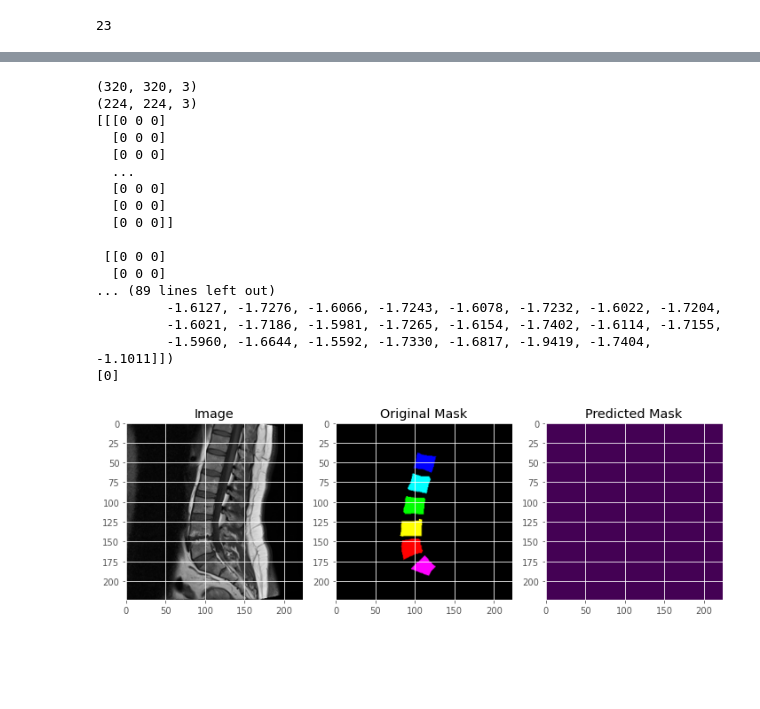
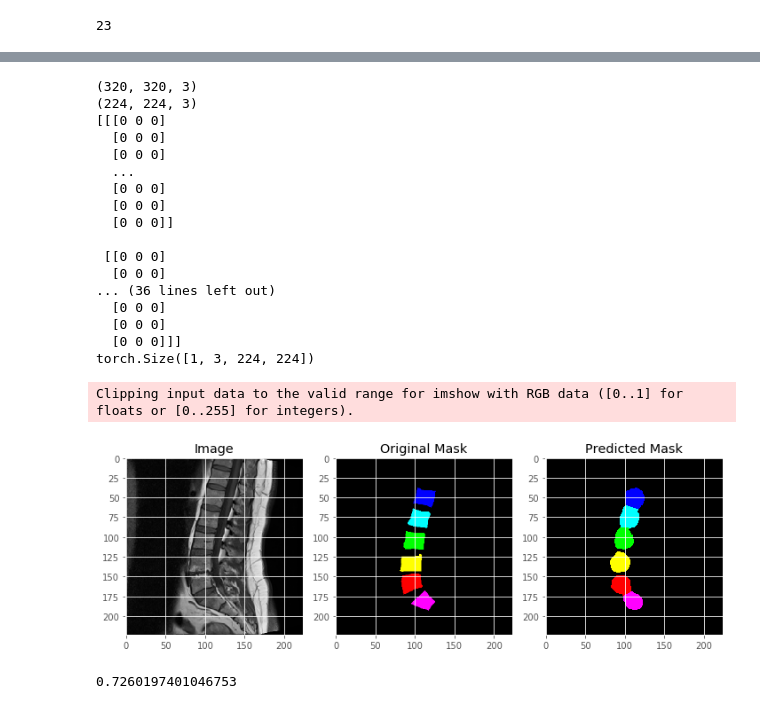
Before and after one commit to easoplee/spine_segmentation, a Jupyter notebook: lumbar_spine.ipynb, the cells around one changed output, grey strips where cells are left out. Saved outputs shown, nothing was run; the diff lists cells and outputs as text; code cells hidden in the pictures; blank space fills up the shorter version.

```diff
--- a/lumbar_spine.ipynb
+++ b/lumbar_spine.ipynb
@@ -300,7 +324,7 @@ class spineData(Dataset):
     tensor_image = cv2.resize(tensor_image, (config.INPUT_IMAGE_WIDTH, config.INPUT_IMAGE_HEIGHT))
     #print('img: ',image)
     #tensor_image = resize_img(image, 3)
-    tensor_image = torch.LongTensor(tensor_image)
+    tensor_image = torch.Tensor(tensor_image/255)
     #plt.imshow(tensor_image)
     tensor_image = torch.permute(tensor_image, (2,0,1))
     #tensor_image = F.interpolate(tensor_image, size=(3, 224, 224), mode='bicubic', align_corners=False)
@@ -514,6 +529,7 @@ for e in tqdm(range(config.NUM_EPOCHS)):
     (x, y) = (x.type(torch.cuda.FloatTensor).to(config.DEVICE), y.to(config.DEVICE))
 		# perform a forward pass and calculate the training loss
     pred = model(x)
+    pred = pred['out']
     print(pred.shape)
     loss = loss_function(pred, y)
 		# first, zero out any previously accumulated gradients, then
@@ -533,6 +549,7 @@ for e in tqdm(range(config.NUM_EPOCHS)):
       (x, y) = (x.type(torch.cuda.FloatTensor).to(config.DEVICE), y.to(config.DEVICE))
 			# make the predictions and calculate the validation loss
       pred = model(x)
+      pred = pred['out']
       totalTestLoss += loss_function(pred, y)
 	# calculate the average training and validation loss
   avgTrainLoss = totalTrainLoss / trainSteps
@@ -687,12 +789,40 @@ def prepare_plot(origImage, origMask, predMask):
 	# set the layout of the figure and display it
 	figure.tight_layout()
 	figure.show()
+# %%
+IntToColor = {
+    0: 'background',
+    1: 'L1',
+    2: 'L2',
+    3: 'L3',
+    4: 'L4',
+    5: 'L5',
+    6: 'S1'
+}
+
+classToColor = {
+    'background': (0, 0, 0),
+    'L1': (255, 255, 0),
+    'L2': (255, 0, 0),
+    'L3': (0, 255, 0),
+    'L4': (0, 255, 255),
+    'L5': (0, 0, 255),
+    'S1': (255, 0, 255)
+}
+
+def IntToRGB(img):
+  temp = np.zeros((img.shape[0], img.shape[1], 3))
+  for i in range(img.shape[0]):
+    for j in range(img.shape[1]):
+      temp[i, j, :] = list(classToColor.get(IntToColor.get(img[i,j].item())))
+  return temp
 # %%
 from skimage import io
 from skimage import color
 from skimage import segmentation
 
 with torch.no_grad():
+  model.eval()
   image = cv2.imread(ex_img_dir)
   image = cv2.cvtColor(image, cv2.COLOR_BGR2RGB)
   image = image.astype("float32") / 255.0
@@ -707,41 +837,49 @@ with torch.no_grad():
   gt_Mask_t = torch.tensor(gtMask)
 
   image = np.transpose(image, (2, 0, 1))
   image = np.expand_dims(image, 0)
   image = torch.from_numpy(image).to(config.DEVICE)
+  print(image.shape)
   # make the prediction, pass the results through the sigmoid
   # function, and convert the result to a NumPy array
   predMask = model(image)
-  print((predMask.detach().cpu())[:,0,:,120])
-  print((predMask.detach().cpu())[:,1,:,120])
+  predMask = predMask['out']
+  #print((predMask.detach().cpu())[:,0,:,120])
+  #print((predMask.detach().cpu())[:,1,:,120])
+  #print(predMask.shape)
   predMask = torch.argmax(predMask, 1).detach().cpu().squeeze()
-
-  print(np.unique(predMask))
-
+  predMask = IntToRGB(predMask)
+  #print(classToColor.get(IntToColor.get(predMask[2,5].item())))
+  #print(predMask[2,5].item())
   #predMask = torch.sigmoid(predMask)
   #predMask = predMask.cpu().numpy()
   # filter out the weak predictions and convert them to integers
   # predMask = predMask.astype(np.uint8)
   # predMask = torch.tensor(predMask)
   # predMask = torch.argmax(predMask, dim=1)
 
   prepare_plot(orig, gtMask, predMask)
 # %% [output]
 (320, 320, 3)
 (224, 224, 3)
 [[[0 0 0]
   [0 0 0]
   [0 0 0]
   ...
   [0 0 0]
   [0 0 0]
   [0 0 0]]
 
  [[0 0 0]
   [0 0 0]
-... (89 lines left out)
-         -1.6127, -1.7276, -1.6066, -1.7243, -1.6078, -1.7232, -1.6022, -1.7204,
-         -1.6021, -1.7186, -1.5981, -1.7265, -1.6154, -1.7402, -1.6114, -1.7155,
-         -1.5960, -1.6644, -1.5592, -1.7330, -1.6817, -1.9419, -1.7404, -1.1011]])
-[0]
+... (36 lines left out)
+  [0 0 0]
+  [0 0 0]
+  [0 0 0]]]
+torch.Size([1, 3, 224, 224])
+Clipping input data to the valid range for imshow with RGB data ([0..1] for floats or [0..255] for integers).
-[figure, old version]
+[figure, new version]
+# %%
+jaccard_index(gt_Mask_t, torch.Tensor(predMask)).item()
+# %% [output]
+0.7260197401046753
```
Also changed, not shown: parts of 11 cells of this notebook.
